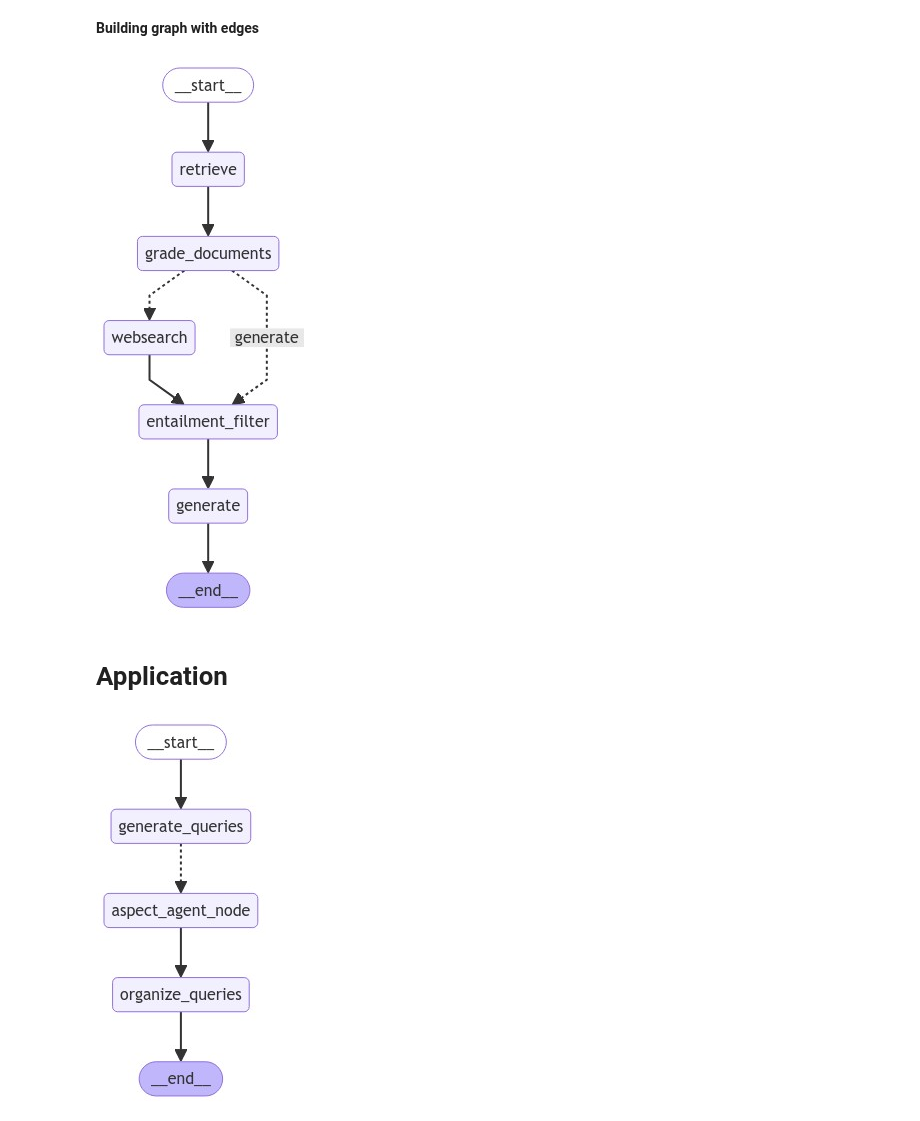
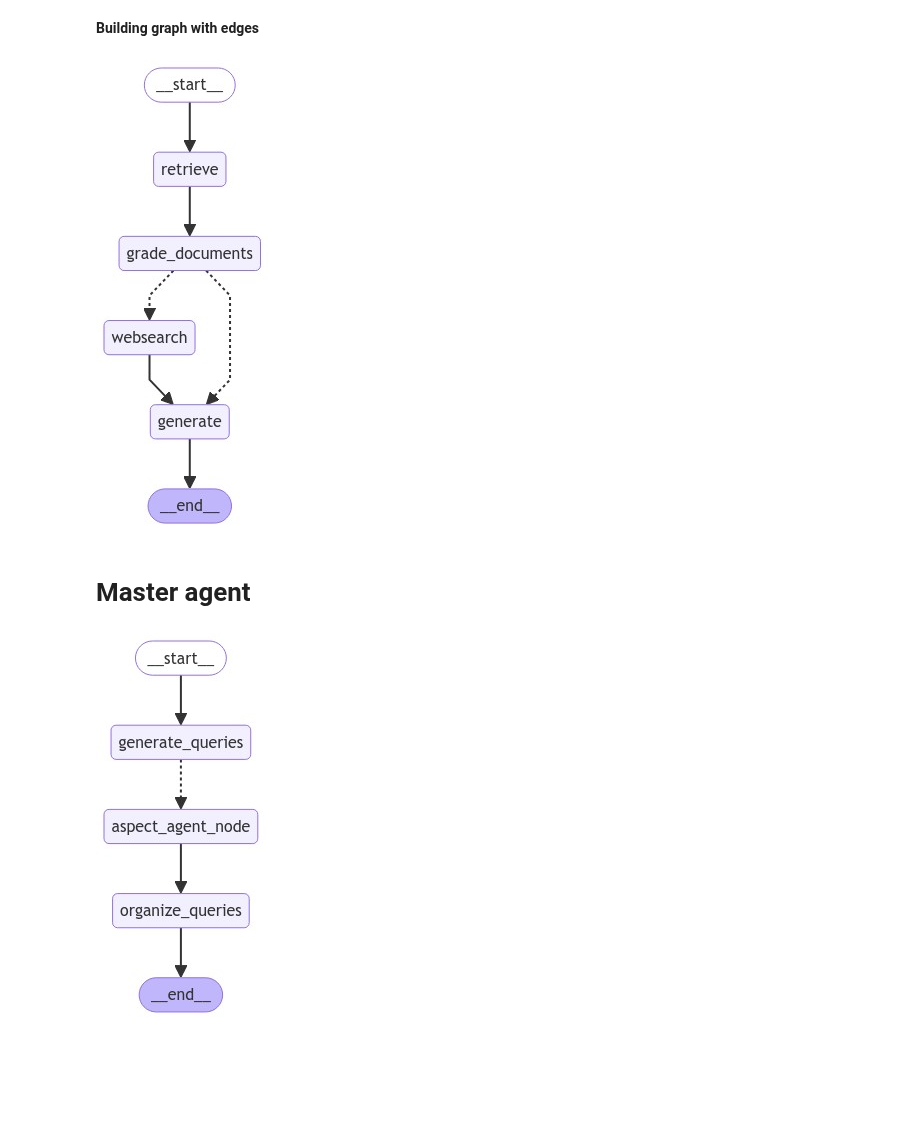
Before and after one commit to divadde/agentic_rag, a Jupyter notebook: agentic-rag-fair.ipynb, the cells around one changed output. Cells and saved outputs as stored; diff of their text form; code cells hidden in the pictures; blank space fills up the shorter version.

```diff
--- a/agentic-rag-fair.ipynb
+++ b/agentic-rag-fair.ipynb
@@ -122,7 +41,3 @@ llm_load_tensors:      CUDA1 buffer size = 12394.69 MiB
-# %%
-# choosing llm
-
-local_llm = "llama3.1:70b"
 # %%
 # Tracing and api-keys
 import os
@@ -459,23 +340,23 @@ question_router = prompt | llm | JsonOutputParser()
 # %% [markdown]
 # Document check (Entailment)
 # %%
-llm = ChatOllama(model=local_llm, format="json", temperature=0)
-
-# Prompt
-prompt = PromptTemplate(
-    template="""<|begin_of_text|><|start_header_id|>system<|end_header_id|> You have to perform a task of textual entailments
-    between two documents. Give a binary score 'yes' or 'no' (both in lower case) to indicate whether the second document is
-    entailed by the first document. Provide the binary score as a JSON with a SINGLE KEY 'score' and NO preamble or explanation.
-     <|eot_id|><|start_header_id|>user<|end_header_id|> The first document:
-    {first_doc}
-    \n ------- \n
-    Entails with:
-    \n ------- \n
-    {second_doc}
-    \n ------- \n
-    <|eot_id|><|start_header_id|>assistant<|end_header_id|>""",
-    input_variables=["first_doc", "second_doc"],
-)
-
-entailment_checker = prompt | llm | JsonOutputParser()
+def entailment_checker(local_llm):
+    prompt = PromptTemplate(
+        template="""<|begin_of_text|><|start_header_id|>system<|end_header_id|> You have to perform a task of textual entailments
+        between two documents. Give a binary score 'yes' or 'no' (both in lower case) to indicate whether the second document is
+        entailed by the first document.
+        Provide only the answer 'yes' or 'no', NOT ANYMORE. NO PREAMBLE. NO EXPLANATION.
+         <|eot_id|><|start_header_id|>user<|end_header_id|> The first document:
+        {first_doc}
+        \n ------- \n
+        Entails with:
+        \n ------- \n
+        {second_doc}
+        \n ------- \n
+        <|eot_id|><|start_header_id|>assistant<|end_header_id|>""",
+        input_variables=["first_doc", "second_doc"],
+    )
+    llm = ChatOllama(model=local_llm, temperature=0)
+    entailment_checker = prompt | llm | StrOutputParser()
+    return entailment_checker
 # %% [markdown]
@@ -809,11 +796,11 @@ workflow_compiled = workflow.compile()
 # %%
 from IPython.display import Image, display
 
-display(Image(workflow_compiled.get_graph().draw_mermaid_png()))
+display(Image(workflow_aspect_agent(False,True,"ciano-geppetti",object,object).get_graph().draw_mermaid_png()))
 # %% [output]
-[figure, old version]
+[figure, new version]
-# %% [markdown]
-# Application
+# %% [markdown]
+# Master agent
 # %%
 from typing import Annotated
 import operator
```
Also changed, not shown: parts of 38 cells of this notebook.
